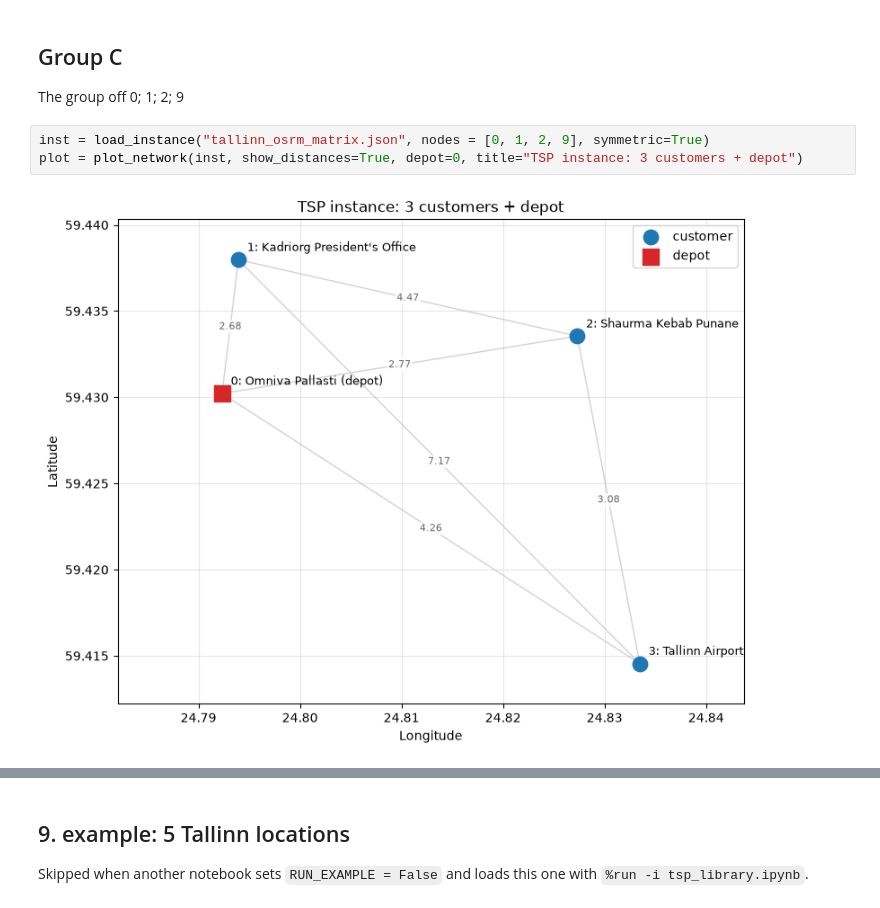
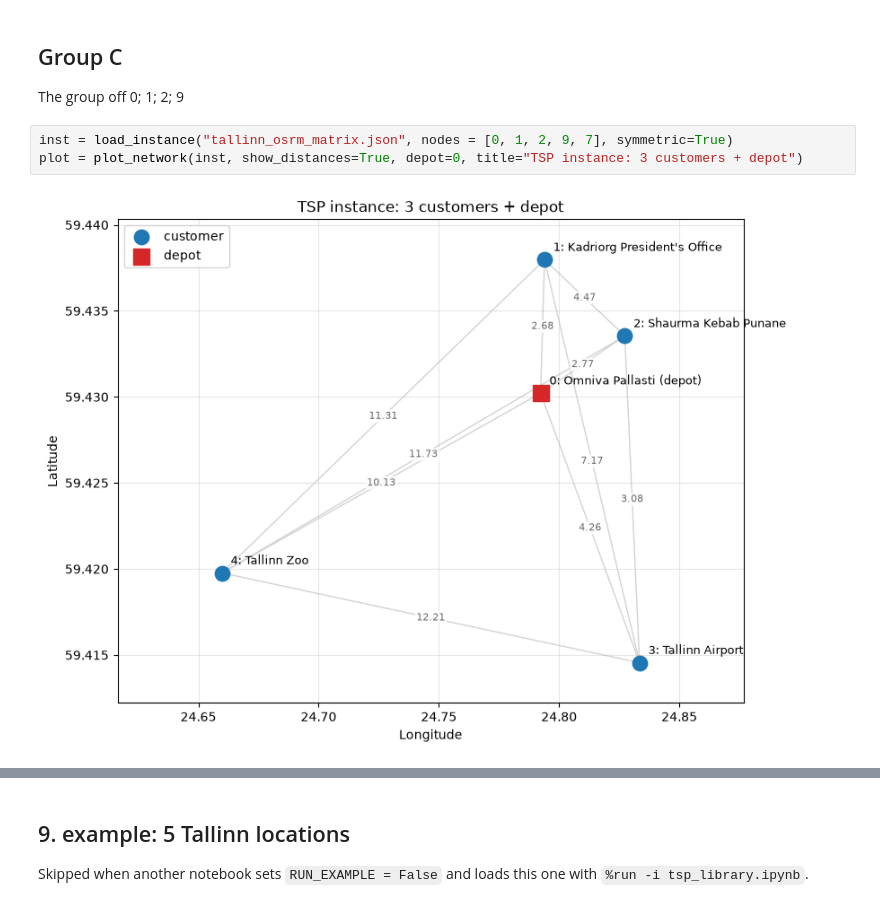
Before and after one commit to sisalik/qest-hack26-omniva, a Jupyter notebook: tsp_library.ipynb, the cells around one changed output, grey strips where cells are left out. Cells and saved outputs as stored; diff of their text form.

```diff
--- a/tsp_library.ipynb
+++ b/tsp_library.ipynb
@@ -536,10 +731,10 @@ Most likely bitstring:        0 → 1 → 2 → 0  p = 49.25%
 ## Group C
 The group off 0; 1; 2; 9
 # %%
-inst = load_instance("tallinn_osrm_matrix.json", nodes = [0, 1, 2, 9], symmetric=True)
+inst = load_instance("tallinn_osrm_matrix.json", nodes = [0, 1, 2, 9, 7], symmetric=True)
 plot = plot_network(inst, show_distances=True, depot=0, title="TSP instance: 3 customers + depot")
 # %% [output]
-[figure, old version]
+[figure, new version]
 # %%
 enc = PositionEncoding(inst.n)
 qp = build_qp(inst.distances, enc, name="Omniva_TSP")
```
Also changed, not shown: parts of 17 cells of this notebook, 2 other files.
